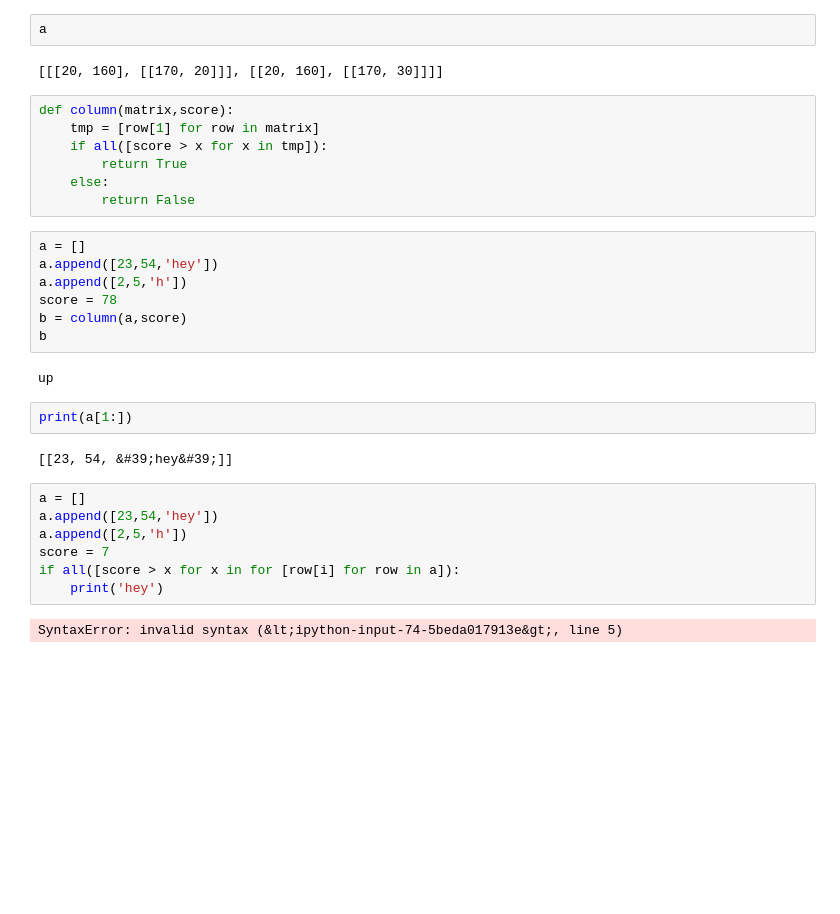
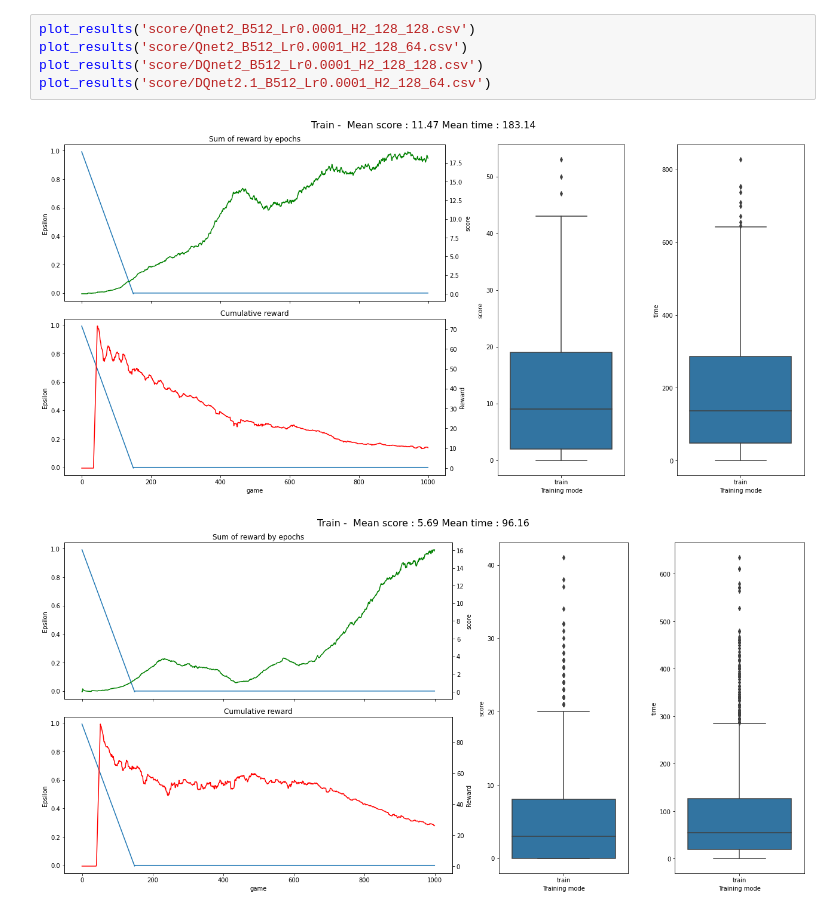
Before and after one commit to numaresplandy/SnAIke, a Jupyter notebook: test.ipynb, the cells around one changed output. Saved outputs shown, nothing was run; the diff lists cells and outputs as text; blank space fills up the shorter version.

```diff
--- a/test.ipynb
+++ b/test.ipynb
@@ -322,33 +174,8 @@ a.append([[20, 160],[[170, 30]]])
-# %%
-a
-# %% [output]
-[[[20, 160], [[170, 20]]], [[20, 160], [[170, 30]]]]
-# %%
-def column(matrix,score):
-    tmp = [row[1] for row in matrix]
-    if all([score > x for x in tmp]):
-        return True
-    else:
-        return False
-# %%
-a = []
-a.append([23,54,'hey'])
-a.append([2,5,'h'])
-score = 78
-b = column(a,score)
-b
-# %% [output]
-up
-# %%
-print(a[1:])
-# %% [output]
-[[23, 54, &#39;hey&#39;]]
-# %%
-a = []
-a.append([23,54,'hey'])
-a.append([2,5,'h'])
-score = 7
-if all([score > x for x in for [row[i] for row in a]):
-    print('hey')
-# %% [output]
-SyntaxError: invalid syntax (&lt;ipython-input-74-5beda017913e&gt;, line 5)
+# %%
+plot_results('score/Qnet2_B512_Lr0.0001_H2_128_128.csv')
+plot_results('score/Qnet2_B512_Lr0.0001_H2_128_64.csv')
+plot_results('score/DQnet2_B512_Lr0.0001_H2_128_128.csv')
+plot_results('score/DQnet2.1_B512_Lr0.0001_H2_128_64.csv')
+# %% [output]
+[figure, added]
+[figure, added]
```
Also changed, not shown: parts of 35 cells of this notebook, 25 other files.
